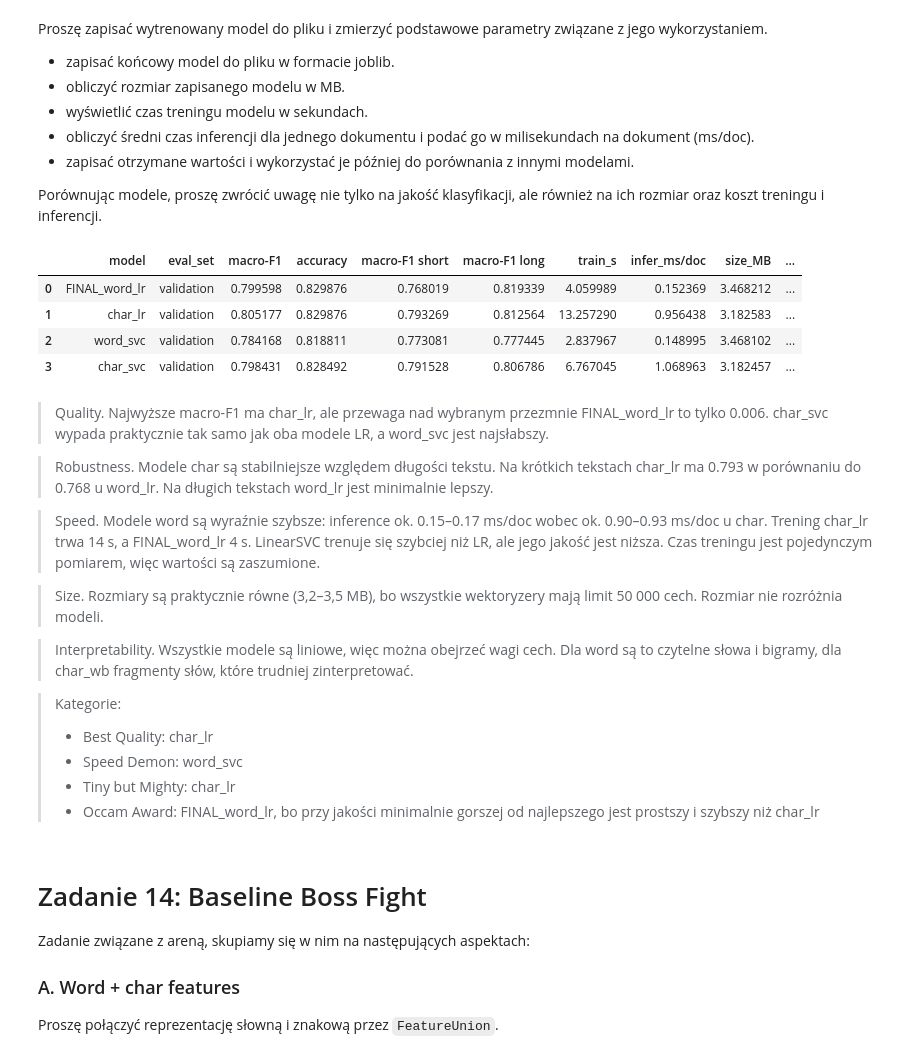
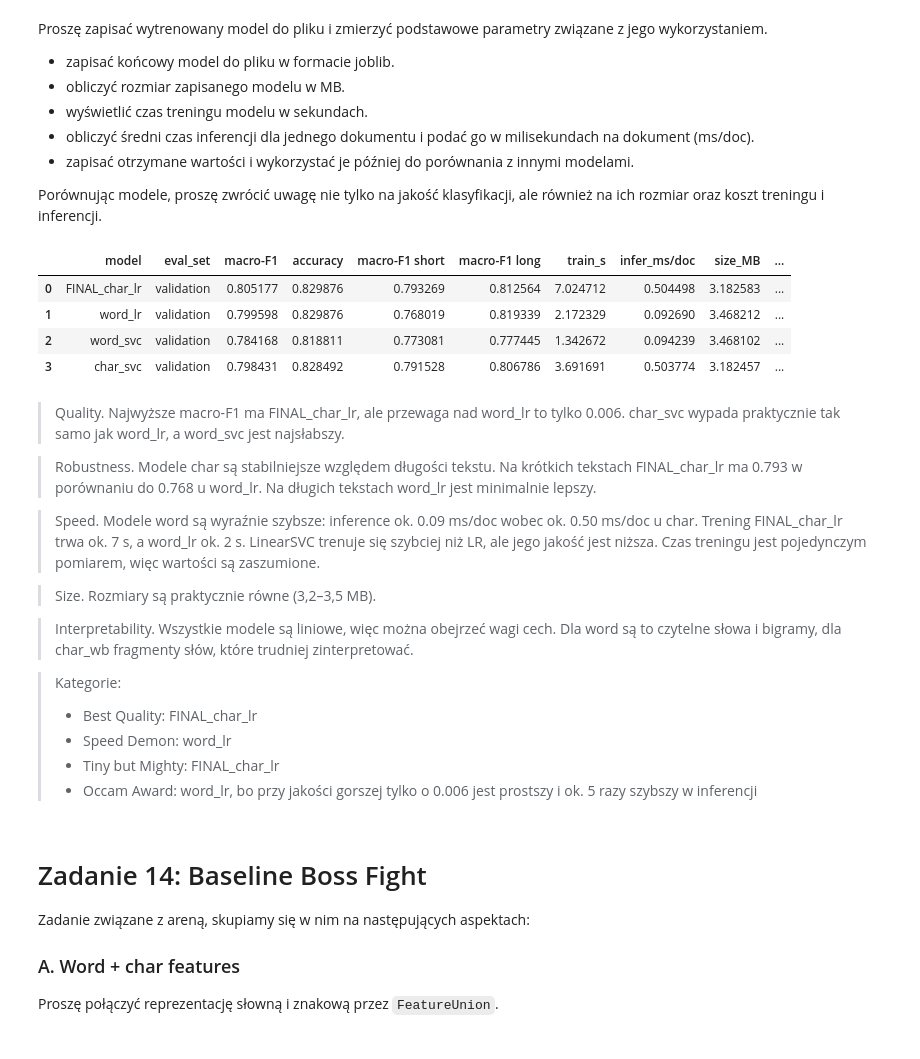
Before and after one commit to Monnkes/nlp, a Jupyter notebook: 002_Baseline.ipynb, the cells around one changed output. Cells and saved outputs as stored; diff of their text form; code cells hidden in the pictures.

```diff
--- a/002_Baseline.ipynb
+++ b/002_Baseline.ipynb
@@ -1056,3 +1056,20 @@ plt.show()
 [figure]
 # %%
 # TODO: improvement_experiment
+
+P_val = lr_model.predict_proba(val_df["text_norm"])
+amb_idx = list(lr_model.classes_).index("amb")
+
+rows = []
+for w_amb in [1.0, 1.2, 1.5, 1.75, 2.0]:
+    P = P_val.copy()
+    P[:, amb_idx] *= w_amb
+    pred = lr_model.classes_[P.argmax(axis=1)]
+    rows.append({
+        "waga amb": w_amb,
+        "accuracy": accuracy_score(val_df["target"], pred),
+        "macro-F1": macro_f1(val_df["target"], pred),
+        "F1 amb": f1_score(val_df["target"], pred, labels=["amb"], average="macro"),
+        "F1 plus": f1_score(val_df["target"], pred, labels=["plus"], average="macro"),
+    })
+pd.DataFrame(rows).round(3)
@@ -1197,9 +1225,11 @@ Proszę nie poprawiać konfiguracji po zobaczeniu testu ;)
 # %%
 #TODO: TEST
 
+char_vec_final = TfidfVectorizer(analyzer="char_wb", ngram_range=(3, 5), min_df=2, max_features=50_000, sublinear_tf=True)
+
 final_model = Pipeline([
-    ("tfidf", clone(word_tfidf)),
-    ("clf", LogisticRegression(C=2.0, max_iter=1000, random_state=RANDOM_STATE)),
+    ("tfidf", clone(char_vec_final)),
+    ("clf", LogisticRegression(C=7.0, max_iter=1000, random_state=RANDOM_STATE)),
 ])
 
 trainval_df = pd.concat([train_df, val_df], ignore_index=True)
@@ -1306,42 +1338,42 @@ def measure_system(name, pipe, X_fit, y_fit, X_eval, y_eval, eval_set="validatio
         "interpretability": "yes" if hasattr(pipe[-1], "coef_") else "no",
     }
 # %%
-char_vec_arena = TfidfVectorizer(analyzer="char_wb", ngram_range=(3, 5), min_df=2, max_features=50_000, sublinear_tf=True)
+char_vec_arena = clone(char_vec_final)
 
 finalists = {
-    "FINAL_word_lr": Pipeline([("tfidf", clone(word_tfidf)), ("clf", LogisticRegression(C=2.0, max_iter=1000, random_state=RANDOM_STATE))]),
-    "char_lr": Pipeline([("tfidf", clone(char_vec_arena)), ("clf", LogisticRegression(C=7.0, max_iter=1000, random_state=RANDOM_STATE))]),
+    "FINAL_char_lr": Pipeline([("tfidf", clone(char_vec_arena)), ("clf", LogisticRegression(C=7.0, max_iter=1000, random_state=RANDOM_STATE))]),
+    "word_lr": Pipeline([("tfidf", clone(word_tfidf)), ("clf", LogisticRegression(C=2.0, max_iter=1000, random_state=RANDOM_STATE))]),
     "word_svc": Pipeline([("tfidf", clone(word_tfidf)), ("clf", LinearSVC(random_state=RANDOM_STATE))]),
     "char_svc": Pipeline([("tfidf", clone(char_vec_arena)), ("clf", LinearSVC(random_state=RANDOM_STATE))]),
 }
 
 arena = pd.DataFrame([
     measure_system(n, p, train_df["text_norm"], train_df["target"], val_df["text_norm"], val_df["target"])
     for n, p in finalists.items()
 ])
 arena
 # %% [output]
 |  | model | eval_set | macro-F1 | accuracy | macro-F1 short | macro-F1 long | train_s | infer_ms/doc | size_MB | ... |
-| 0 | FINAL_word_lr | validation | 0.799598 | 0.829876 | 0.768019 | 0.819339 | 4.059989 | 0.152369 | 3.468212 | ... |
-| 1 | char_lr | validation | 0.805177 | 0.829876 | 0.793269 | 0.812564 | 13.257290 | 0.956438 | 3.182583 | ... |
-| 2 | word_svc | validation | 0.784168 | 0.818811 | 0.773081 | 0.777445 | 2.837967 | 0.148995 | 3.468102 | ... |
-| 3 | char_svc | validation | 0.798431 | 0.828492 | 0.791528 | 0.806786 | 6.767045 | 1.068963 | 3.182457 | ... |
+| 0 | FINAL_char_lr | validation | 0.805177 | 0.829876 | 0.793269 | 0.812564 | 7.024712 | 0.504498 | 3.182583 | ... |
+| 1 | word_lr | validation | 0.799598 | 0.829876 | 0.768019 | 0.819339 | 2.172329 | 0.092690 | 3.468212 | ... |
+| 2 | word_svc | validation | 0.784168 | 0.818811 | 0.773081 | 0.777445 | 1.342672 | 0.094239 | 3.468102 | ... |
+| 3 | char_svc | validation | 0.798431 | 0.828492 | 0.791528 | 0.806786 | 3.691691 | 0.503774 | 3.182457 | ... |
 # %% [markdown]
-> Quality. Najwyższe macro-F1 ma char_lr, ale przewaga nad wybranym przezmnie FINAL_word_lr to tylko 0.006. char_svc wypada praktycznie tak samo jak oba modele LR, a word_svc jest najsłabszy.
+> Quality. Najwyższe macro-F1 ma FINAL_char_lr, ale przewaga nad word_lr to tylko 0.006. char_svc wypada praktycznie tak samo jak word_lr, a word_svc jest najsłabszy.
 
-> Robustness. Modele char są stabilniejsze względem długości tekstu. Na krótkich tekstach char_lr ma 0.793 w porównaniu do 0.768 u word_lr. Na długich tekstach word_lr jest minimalnie lepszy.
+> Robustness. Modele char są stabilniejsze względem długości tekstu. Na krótkich tekstach FINAL_char_lr ma 0.793 w porównaniu do 0.768 u word_lr. Na długich tekstach word_lr jest minimalnie lepszy.
 
-> Speed. Modele word są wyraźnie szybsze: inference ok. 0.15–0.17 ms/doc wobec ok. 0.90–0.93 ms/doc u char. Trening char_lr trwa 14 s, a FINAL_word_lr 4 s. LinearSVC trenuje się szybciej niż LR, ale jego jakość jest niższa. Czas treningu jest pojedynczym pomiarem, więc wartości są zaszumione.
+> Speed. Modele word są wyraźnie szybsze: inference ok. 0.09 ms/doc wobec ok. 0.50 ms/doc u char. Trening FINAL_char_lr trwa ok. 7 s, a word_lr ok. 2 s. LinearSVC trenuje się szybciej niż LR, ale jego jakość jest niższa. Czas treningu jest pojedynczym pomiarem, więc wartości są zaszumione.
 
-> Size. Rozmiary są praktycznie równe (3,2–3,5 MB), bo wszystkie wektoryzery mają limit 50 000 cech. Rozmiar nie rozróżnia modeli.
+> Size. Rozmiary są praktycznie równe (3,2–3,5 MB).
 
 > Interpretability. Wszystkie modele są liniowe, więc można obejrzeć wagi cech. Dla word są to czytelne słowa i bigramy, dla char_wb fragmenty słów, które trudniej zinterpretować.
 
 > Kategorie:
-> * Best Quality: char_lr
-> * Speed Demon: word_svc
-> * Tiny but Mighty: char_lr
-> * Occam Award: FINAL_word_lr, bo przy jakości minimalnie gorszej od najlepszego jest prostszy i szybszy niż char_lr
+> * Best Quality: FINAL_char_lr
+> * Speed Demon: word_lr
+> * Tiny but Mighty: FINAL_char_lr
+> * Occam Award: word_lr, bo przy jakości gorszej tylko o 0.006 jest prostszy i ok. 5 razy szybszy w inferencji
 # %% [markdown]
 # Zadanie 14: Baseline Boss Fight
 
```
Also changed, not shown: parts of 23 cells of this notebook, 10 other files.
